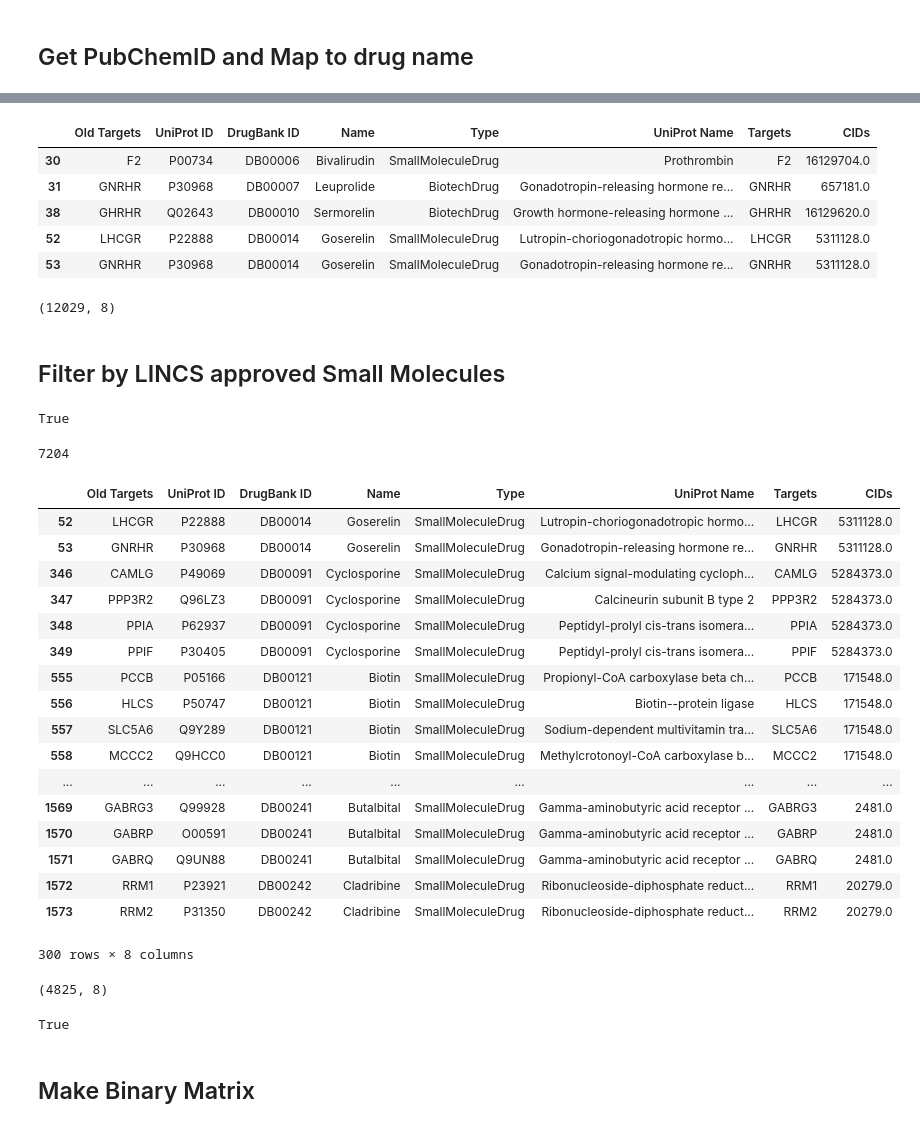
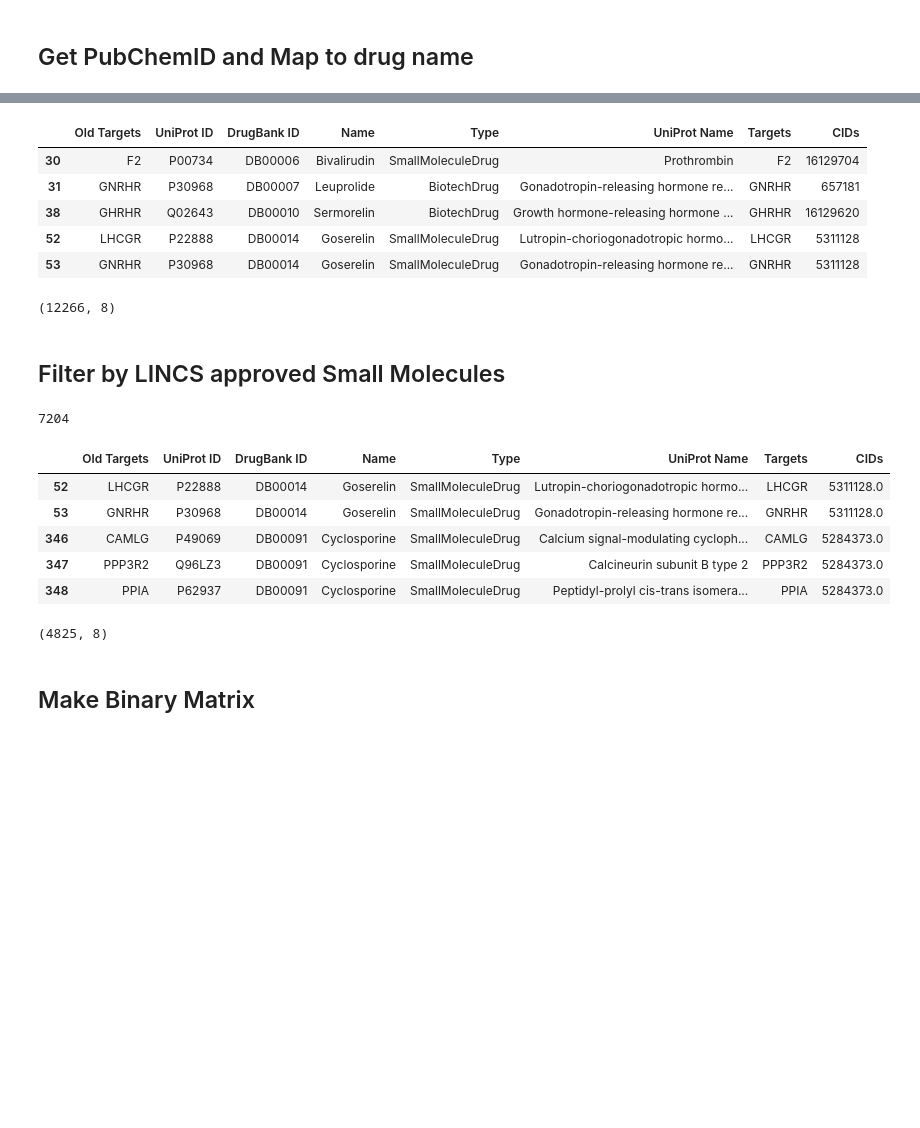
Before and after one commit to MaayanLab/DrugSetLibrary, a Jupyter notebook: DrugBank_targets.ipynb, the cells around one changed output, grey strips where cells are left out. Drawn from its saved outputs; the diff is of its cells as text; code cells hidden in the pictures; blank space fills up the shorter version.

Commit message:
Fixed float PCIDs to int

```diff
--- a/DrugBank_targets.ipynb
+++ b/DrugBank_targets.ipynb
@@ -85,8 +81,3 @@ lincs.head()
 | 2 | Sinapic Acid Methyl Ether | LSM-44124 | NaN | 735755.0 | COc1cc(\C=C\C(=O)O)cc(OC)c1OC | NaN | ... |
 | 3 | Ferulic acid | LSM-44126 | Ferulic acid | 445858.0 | COc1cc(\C=C\C(=O)O)ccc1O | NaN | ... |
 | 4 | Pinosylvin Methyl Ether | LSM-43902 | NaN | 5281719.0 | COc1cc(O)cc(\C=C\c2ccccc2)c1 | NaN | ... |
-# %%
-try:
-    lincs['SM_PubChem_CID'] = lincs['SM_PubChem_CID'].astype(str)
-except ValueError:
-    pass
@@ -179,8 +153,6 @@ for name in nameslist:
         CID = response.json()['IdentifierList']['CID'][0]
         name = name.replace('%20', ' ')
         CID_dict[name] = CID
-    elif 'PC Compounds' in response.json().keys():
-        print(response.json())
     else:
         failed_to_get_CID += 1
 
@@ -220,28 +188,24 @@ for index, row in df.iterrows():
     if drugname not in CID_dict:
         df.drop(index, inplace = True)
     else:
-        CIDs.append(float(CID_dict[drugname]))
+        CIDs.append(int(CID_dict[drugname]))
 
 df.loc[:,'CIDs'] = pd.Series(np.array(CIDs), index=df.index)
 # %%
 df.head()
 # %% [output]
 |  | Old Targets | UniProt ID | DrugBank ID | Name | Type | UniProt Name | Targets | CIDs |
-| 30 | F2 | P00734 | DB00006 | Bivalirudin | SmallMoleculeDrug | Prothrombin | F2 | 16129704.0 |
-| 31 | GNRHR | P30968 | DB00007 | Leuprolide | BiotechDrug | Gonadotropin-releasing hormone re... | GNRHR | 657181.0 |
-| 38 | GHRHR | Q02643 | DB00010 | Sermorelin | BiotechDrug | Growth hormone-releasing hormone ... | GHRHR | 16129620.0 |
-| 52 | LHCGR | P22888 | DB00014 | Goserelin | SmallMoleculeDrug | Lutropin-choriogonadotropic hormo... | LHCGR | 5311128.0 |
-| 53 | GNRHR | P30968 | DB00014 | Goserelin | SmallMoleculeDrug | Gonadotropin-releasing hormone re... | GNRHR | 5311128.0 |
+| 30 | F2 | P00734 | DB00006 | Bivalirudin | SmallMoleculeDrug | Prothrombin | F2 | 16129704 |
+| 31 | GNRHR | P30968 | DB00007 | Leuprolide | BiotechDrug | Gonadotropin-releasing hormone re... | GNRHR | 657181 |
+| 38 | GHRHR | Q02643 | DB00010 | Sermorelin | BiotechDrug | Growth hormone-releasing hormone ... | GHRHR | 16129620 |
+| 52 | LHCGR | P22888 | DB00014 | Goserelin | SmallMoleculeDrug | Lutropin-choriogonadotropic hormo... | LHCGR | 5311128 |
+| 53 | GNRHR | P30968 | DB00014 | Goserelin | SmallMoleculeDrug | Gonadotropin-releasing hormone re... | GNRHR | 5311128 |
 # %%
 df.shape
 # %% [output]
-(12029, 8)
+(12266, 8)
 # %% [markdown]
 ## Filter by LINCS approved Small Molecules
-# %%
-3062316.0 in lincs['SM_PubChem_CID'].values
-# %% [output]
-True
 # %%
 count = 0
 for index, row in df.iterrows():
@@ -256,26 +219,14 @@ print(count)
 # %% [output]
 7204
 # %%
-df.head(300)
+df.head()
 # %% [output]
 |  | Old Targets | UniProt ID | DrugBank ID | Name | Type | UniProt Name | Targets | CIDs |
 | 52 | LHCGR | P22888 | DB00014 | Goserelin | SmallMoleculeDrug | Lutropin-choriogonadotropic hormo... | LHCGR | 5311128.0 |
 | 53 | GNRHR | P30968 | DB00014 | Goserelin | SmallMoleculeDrug | Gonadotropin-releasing hormone re... | GNRHR | 5311128.0 |
 | 346 | CAMLG | P49069 | DB00091 | Cyclosporine | SmallMoleculeDrug | Calcium signal-modulating cycloph... | CAMLG | 5284373.0 |
 | 347 | PPP3R2 | Q96LZ3 | DB00091 | Cyclosporine | SmallMoleculeDrug | Calcineurin subunit B type 2 | PPP3R2 | 5284373.0 |
 | 348 | PPIA | P62937 | DB00091 | Cyclosporine | SmallMoleculeDrug | Peptidyl-prolyl cis-trans isomera... | PPIA | 5284373.0 |
-| 349 | PPIF | P30405 | DB00091 | Cyclosporine | SmallMoleculeDrug | Peptidyl-prolyl cis-trans isomera... | PPIF | 5284373.0 |
-| 555 | PCCB | P05166 | DB00121 | Biotin | SmallMoleculeDrug | Propionyl-CoA carboxylase beta ch... | PCCB | 171548.0 |
-| 556 | HLCS | P50747 | DB00121 | Biotin | SmallMoleculeDrug | Biotin--protein ligase | HLCS | 171548.0 |
-| 557 | SLC5A6 | Q9Y289 | DB00121 | Biotin | SmallMoleculeDrug | Sodium-dependent multivitamin tra... | SLC5A6 | 171548.0 |
-| 558 | MCCC2 | Q9HCC0 | DB00121 | Biotin | SmallMoleculeDrug | Methylcrotonoyl-CoA carboxylase b... | MCCC2 | 171548.0 |
-| ... | ... | ... | ... | ... | ... | ... | ... | ... |
-| 1569 | GABRG3 | Q99928 | DB00241 | Butalbital | SmallMoleculeDrug | Gamma-aminobutyric acid receptor ... | GABRG3 | 2481.0 |
-| 1570 | GABRP | O00591 | DB00241 | Butalbital | SmallMoleculeDrug | Gamma-aminobutyric acid receptor ... | GABRP | 2481.0 |
-| 1571 | GABRQ | Q9UN88 | DB00241 | Butalbital | SmallMoleculeDrug | Gamma-aminobutyric acid receptor ... | GABRQ | 2481.0 |
-| 1572 | RRM1 | P23921 | DB00242 | Cladribine | SmallMoleculeDrug | Ribonucleoside-diphosphate reduct... | RRM1 | 20279.0 |
-| 1573 | RRM2 | P31350 | DB00242 | Cladribine | SmallMoleculeDrug | Ribonucleoside-diphosphate reduct... | RRM2 | 20279.0 |
-300 rows × 8 columns
 # %%
 df.shape
 # %% [output]
@@ -288,7 +234,3 @@ for i in df['CIDs'].values:
-# %%
-'Dasatinib' in df['Name'].values
-# %% [output]
-True
 # %% [markdown]
 ## Make Binary Matrix
 # %%
```
Also changed, not shown: parts of 14 cells of this notebook.
